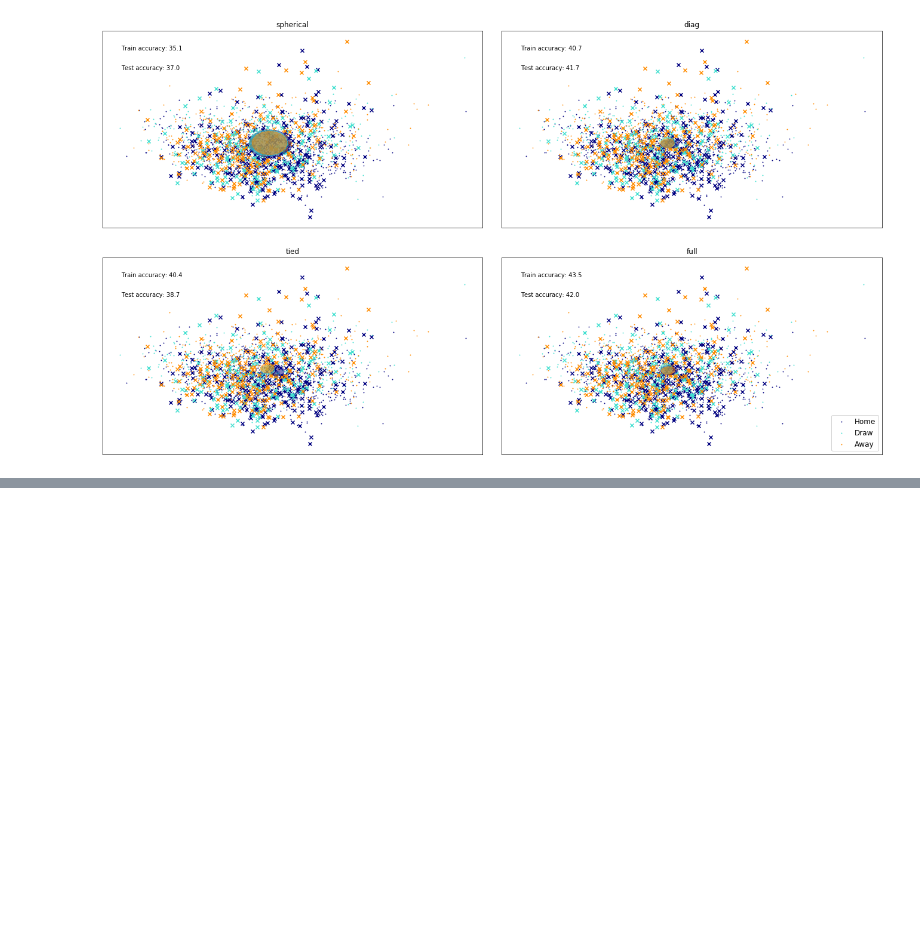
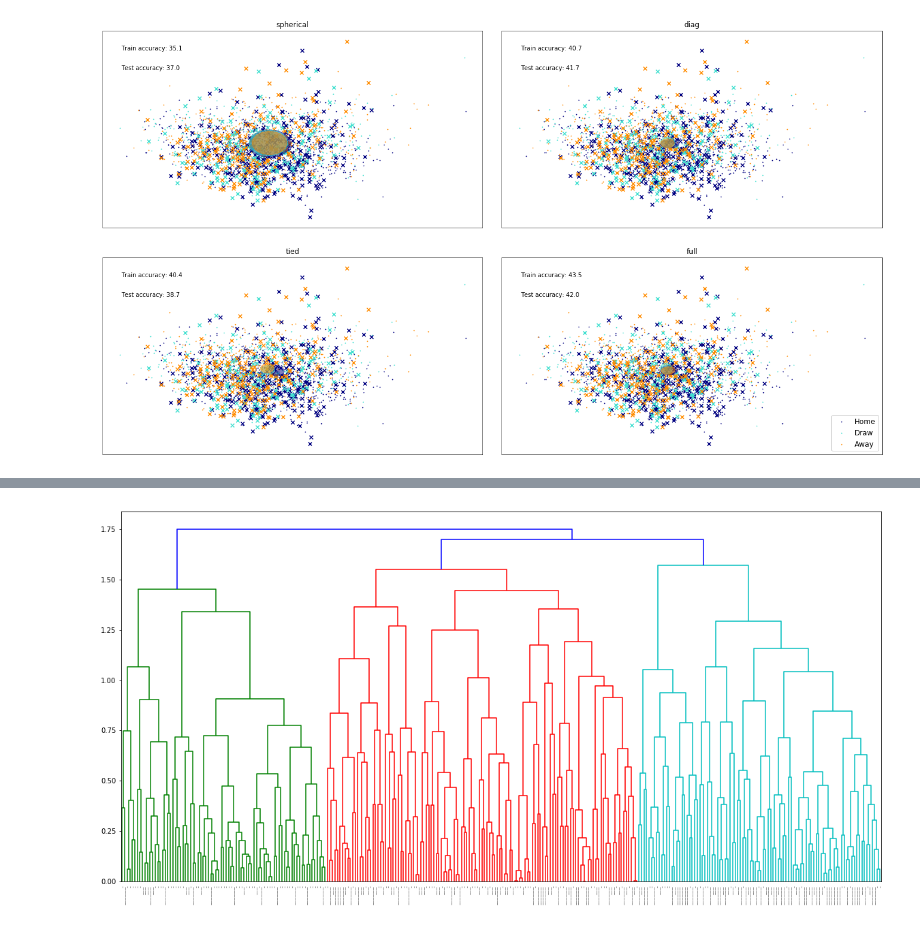
Before and after one commit to ShawnHouCHN/Introduction-to-Machine-Learning-and-Data-Mining-E17, a Jupyter notebook: Project3/Project 3 GMM&Hierarchical Clustering.ipynb, the cells around one changed output, grey strips where cells are left out. Drawn from its saved outputs; the diff is of its cells as text; code cells hidden in the pictures; blank space fills up the shorter version.

```diff
--- a/Project3/Project 3 GMM&Hierarchical Clustering.ipynb
+++ b/Project3/Project 3 GMM&Hierarchical Clustering.ipynb
@@ -355,0 +355,14 @@ show()
+# %%
+match_results_dict = {1: '_', 2: '_____', 3: '___________'}
+
+y_dendro = [match_results_dict[y_hierarchical.iloc[i]] for i in range(y_hierarchical.shape[0])]
+
+figure(2, figsize=(20,10))
+#labs = ['Home', 'Home', 'Away','Home','Draw','Draw','Home','Draw','Draw','Away','Home','Draw','Draw','Draw','Home','Away','Home','Draw','Draw','Away']
+labs = y_dendro
+
+
+dendrogram(Z, truncate_mode='level', p=300, labels=labs, show_leaf_counts=True, color_threshold=1.6)
+show()
+# %% [output]
+[figure, added]
```
Also changed, not shown: parts of 8 cells of this notebook.
